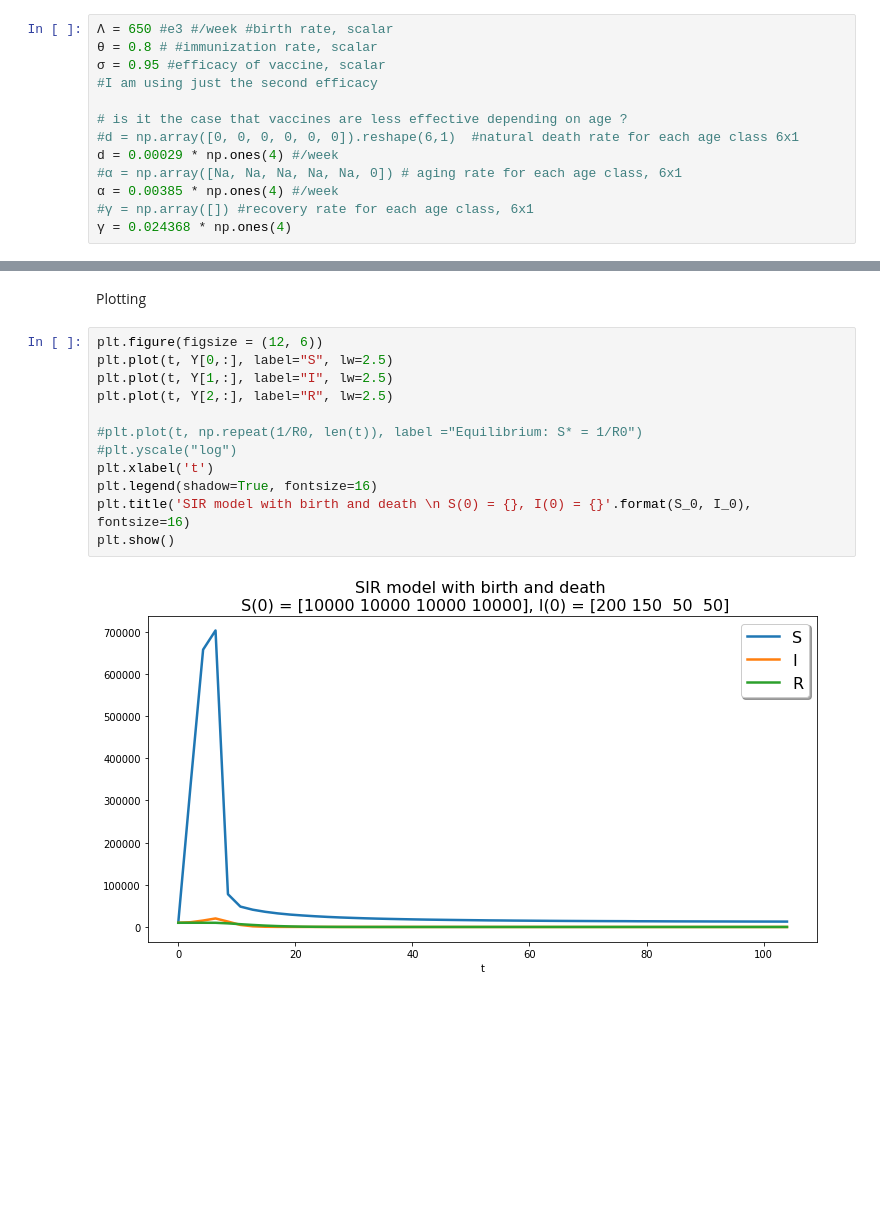
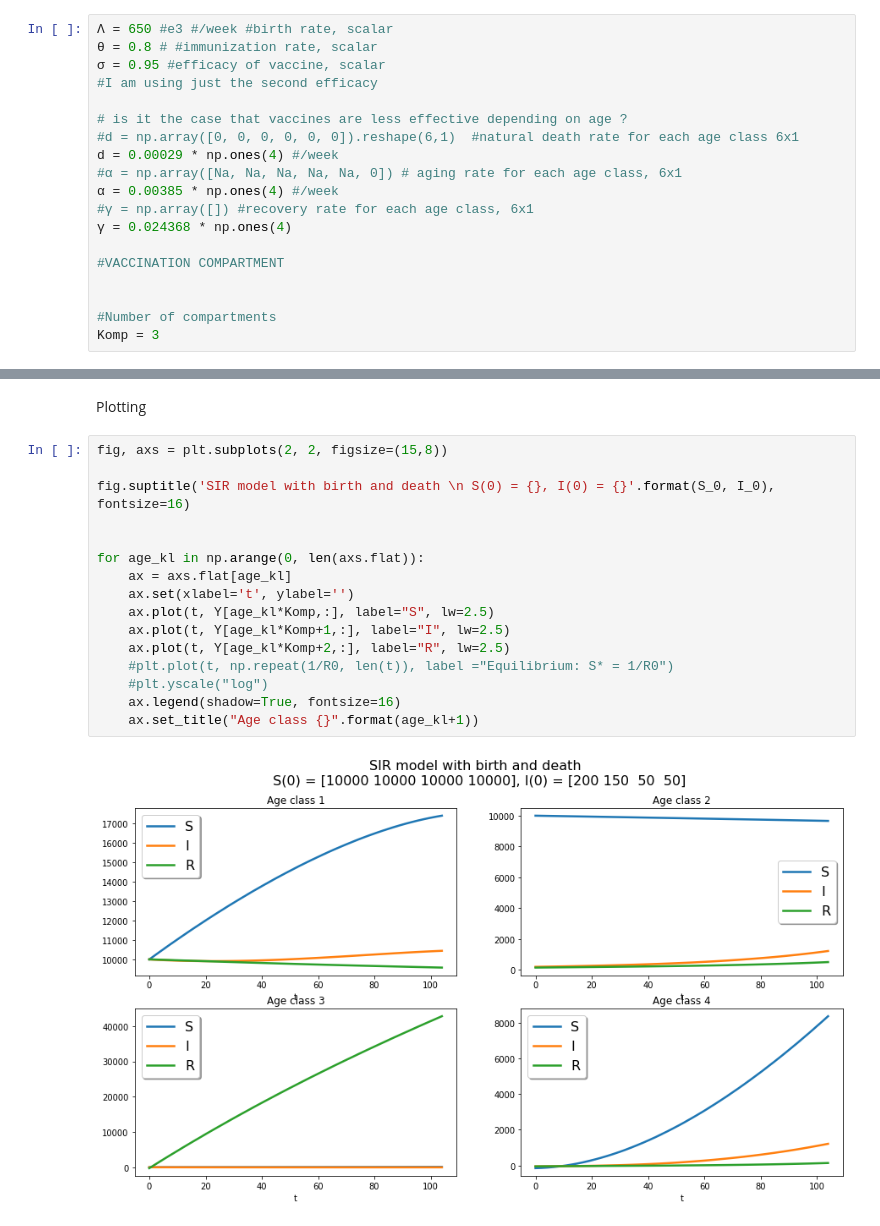
Before and after one commit to dhelekal/EpiRSG2020, a Jupyter notebook: Main_Code.ipynb, the cells around one changed output, grey strips where cells are left out. Drawn from its saved outputs; the diff is of its cells as text; blank space fills up the shorter version.

```diff
--- a/Main_Code.ipynb
+++ b/Main_Code.ipynb
@@ -24,6 +24,12 @@ d = 0.00029 * np.ones(4) #/week
 α = 0.00385 * np.ones(4) #/week
 #γ = np.array([]) #recovery rate for each age class, 6x1
 γ = 0.024368 * np.ones(4)
+
+#VACCINATION COMPARTMENT
+
+
+#Number of compartments
+Komp = 3
 # %%
 #Transmission matrix
 b = np.array([0.167989e-06, 0.515425e-07, 0.262981e-07, 0.285701e-08 ]) #probability that the disease is trasmitted (of getting it) per contact b_k for people in age class k, 6x1
@@ -76,16 +82,20 @@ Y.shape
 # %% [markdown]
 Plotting
 # %%
-plt.figure(figsize = (12, 6))
-plt.plot(t, Y[0,:], label="S", lw=2.5)
-plt.plot(t, Y[1,:], label="I", lw=2.5)
-plt.plot(t, Y[2,:], label="R", lw=2.5)
+fig, axs = plt.subplots(2, 2, figsize=(15,8))
 
-#plt.plot(t, np.repeat(1/R0, len(t)), label ="Equilibrium: S* = 1/R0")
-#plt.yscale("log")
-plt.xlabel('t')
-plt.legend(shadow=True, fontsize=16)
-plt.title('SIR model with birth and death \n S(0) = {}, I(0) = {}'.format(S_0, I_0), fontsize=16)
-plt.show()
+fig.suptitle('SIR model with birth and death \n S(0) = {}, I(0) = {}'.format(S_0, I_0), fontsize=16)
+
+
+for age_kl in np.arange(0, len(axs.flat)):
+    ax = axs.flat[age_kl]
+    ax.set(xlabel='t', ylabel='')
+    ax.plot(t, Y[age_kl*Komp,:], label="S", lw=2.5)
+    ax.plot(t, Y[age_kl*Komp+1,:], label="I", lw=2.5)
+    ax.plot(t, Y[age_kl*Komp+2,:], label="R", lw=2.5)
+    #plt.plot(t, np.repeat(1/R0, len(t)), label ="Equilibrium: S* = 1/R0")
+    #plt.yscale("log")
+    ax.legend(shadow=True, fontsize=16)
+    ax.set_title("Age class {}".format(age_kl+1))
 # %% [output]
-[figure, old version]
+[figure, new version]
```
Also changed, not shown: parts of 6 cells of this notebook, 7 other files.
